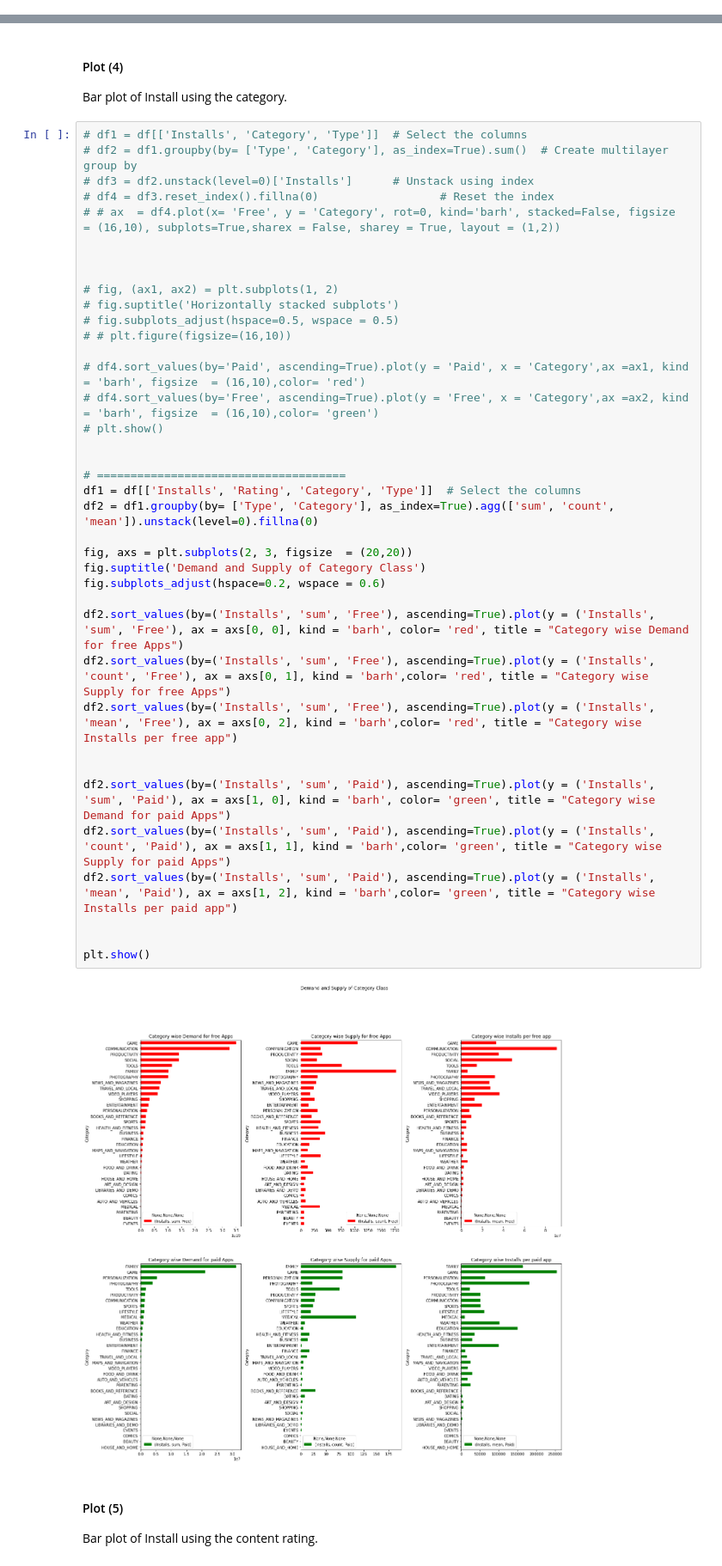
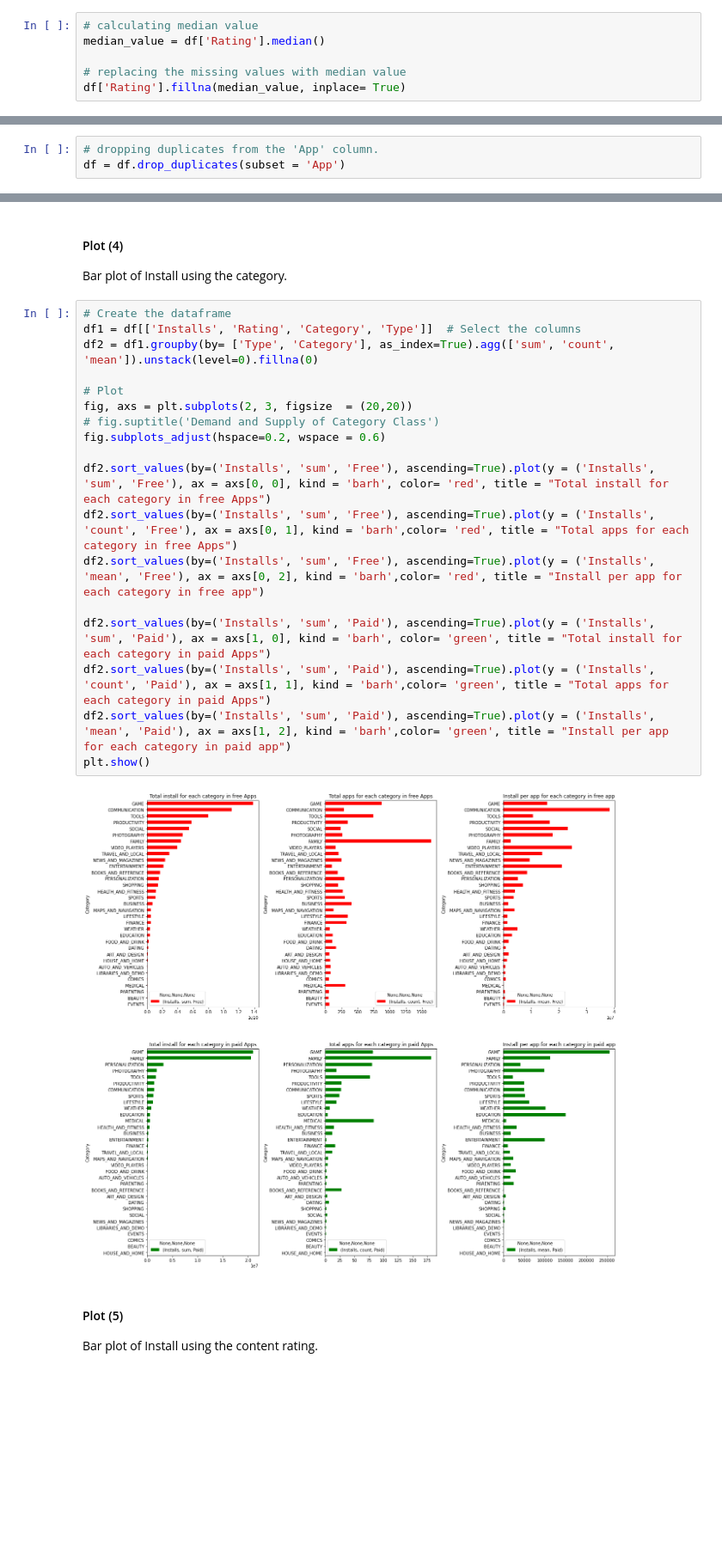
Before and after one commit to BharatSingla12/Play-Store-App-Review-Analysis-EDA-, a Jupyter notebook: Play_Store_App_Review_Analysis_Capstone_Project.ipynb, the cells around one changed output, grey strips where cells are left out. Shown at 86% size. Drawn from its saved outputs; the diff is of its cells as text; blank space fills up the shorter version.

```diff
--- a/Play_Store_App_Review_Analysis_Capstone_Project.ipynb
+++ b/Play_Store_App_Review_Analysis_Capstone_Project.ipynb
@@ -257,6 +477,12 @@ None_df
 # %%
 # Drop all the rows in which atleast one feature is null (exculding Ratings)
 df = df.drop(None_df.index)
+# %%
+# calculating median value
+median_value = df['Rating'].median()
+
+# replacing the missing values with median value
+df['Rating'].fillna(median_value, inplace= True)
 # %%
 # Lets check the null values
 df.isnull().sum().sort_values(ascending = False)
@@ -288,0 +520,3 @@ df.head()
+# %%
+# dropping duplicates from the 'App' column.
+df = df.drop_duplicates(subset = 'App')
@@ -466,45 +716,25 @@ The average install of paid apps is only 0.54 percent of the mean install of all
 #### Plot (4)
 Bar plot of Install using the category.
 # %%
-# df1 = df[['Installs', 'Category', 'Type']]  # Select the columns
-# df2 = df1.groupby(by= ['Type', 'Category'], as_index=True).sum()  # Create multilayer group by
-# df3 = df2.unstack(level=0)['Installs']      # Unstack using index
-# df4 = df3.reset_index().fillna(0)                  # Reset the index
-# # ax  = df4.plot(x= 'Free', y = 'Category', rot=0, kind='barh', stacked=False, figsize  = (16,10), subplots=True,sharex = False, sharey = True, layout = (1,2))
-
-
-
-# fig, (ax1, ax2) = plt.subplots(1, 2)
-# fig.suptitle('Horizontally stacked subplots')
-# fig.subplots_adjust(hspace=0.5, wspace = 0.5)
-# # plt.figure(figsize=(16,10))
-
-# df4.sort_values(by='Paid', ascending=True).plot(y = 'Paid', x = 'Category',ax =ax1, kind = 'barh', figsize  = (16,10),color= 'red')
-# df4.sort_values(by='Free', ascending=True).plot(y = 'Free', x = 'Category',ax =ax2, kind = 'barh', figsize  = (16,10),color= 'green')
-# plt.show()
-
-
-# =====================================
+# Create the dataframe
 df1 = df[['Installs', 'Rating', 'Category', 'Type']]  # Select the columns
 df2 = df1.groupby(by= ['Type', 'Category'], as_index=True).agg(['sum', 'count', 'mean']).unstack(level=0).fillna(0)
 
+# Plot
 fig, axs = plt.subplots(2, 3, figsize  = (20,20))
-fig.suptitle('Demand and Supply of Category Class')
+# fig.suptitle('Demand and Supply of Category Class')
 fig.subplots_adjust(hspace=0.2, wspace = 0.6)
 
-df2.sort_values(by=('Installs', 'sum', 'Free'), ascending=True).plot(y = ('Installs', 'sum', 'Free'), ax = axs[0, 0], kind = 'barh', color= 'red', title = "Category wise Demand for free Apps")
-df2.sort_values(by=('Installs', 'sum', 'Free'), ascending=True).plot(y = ('Installs', 'count', 'Free'), ax = axs[0, 1], kind = 'barh',color= 'red', title = "Category wise Supply for free Apps")
-df2.sort_values(by=('Installs', 'sum', 'Free'), ascending=True).plot(y = ('Installs', 'mean', 'Free'), ax = axs[0, 2], kind = 'barh',color= 'red', title = "Category wise Installs per free app")
+df2.sort_values(by=('Installs', 'sum', 'Free'), ascending=True).plot(y = ('Installs', 'sum', 'Free'), ax = axs[0, 0], kind = 'barh', color= 'red', title = "Total install for each category in free Apps")
+df2.sort_values(by=('Installs', 'sum', 'Free'), ascending=True).plot(y = ('Installs', 'count', 'Free'), ax = axs[0, 1], kind = 'barh',color= 'red', title = "Total apps for each category in free Apps")
+df2.sort_values(by=('Installs', 'sum', 'Free'), ascending=True).plot(y = ('Installs', 'mean', 'Free'), ax = axs[0, 2], kind = 'barh',color= 'red', title = "Install per app for each category in free app")
 
-
-df2.sort_values(by=('Installs', 'sum', 'Paid'), ascending=True).plot(y = ('Installs', 'sum', 'Paid'), ax = axs[1, 0], kind = 'barh', color= 'green', title = "Category wise Demand for paid Apps")
-df2.sort_values(by=('Installs', 'sum', 'Paid'), ascending=True).plot(y = ('Installs', 'count', 'Paid'), ax = axs[1, 1], kind = 'barh',color= 'green', title = "Category wise Supply for paid Apps")
-df2.sort_values(by=('Installs', 'sum', 'Paid'), ascending=True).plot(y = ('Installs', 'mean', 'Paid'), ax = axs[1, 2], kind = 'barh',color= 'green', title = "Category wise Installs per paid app")
-
-
+df2.sort_values(by=('Installs', 'sum', 'Paid'), ascending=True).plot(y = ('Installs', 'sum', 'Paid'), ax = axs[1, 0], kind = 'barh', color= 'green', title = "Total install for each category in paid Apps")
+df2.sort_values(by=('Installs', 'sum', 'Paid'), ascending=True).plot(y = ('Installs', 'count', 'Paid'), ax = axs[1, 1], kind = 'barh',color= 'green', title = "Total apps for each category in paid Apps")
+df2.sort_values(by=('Installs', 'sum', 'Paid'), ascending=True).plot(y = ('Installs', 'mean', 'Paid'), ax = axs[1, 2], kind = 'barh',color= 'green', title = "Install per app for each category in paid app")
 plt.show()
 # %% [output]
-[figure, old version]
+[figure, new version]
 # %% [markdown]
 #### Plot (5)
 Bar plot of Install using the content rating.
```
Also changed, not shown: parts of 66 cells of this notebook.
